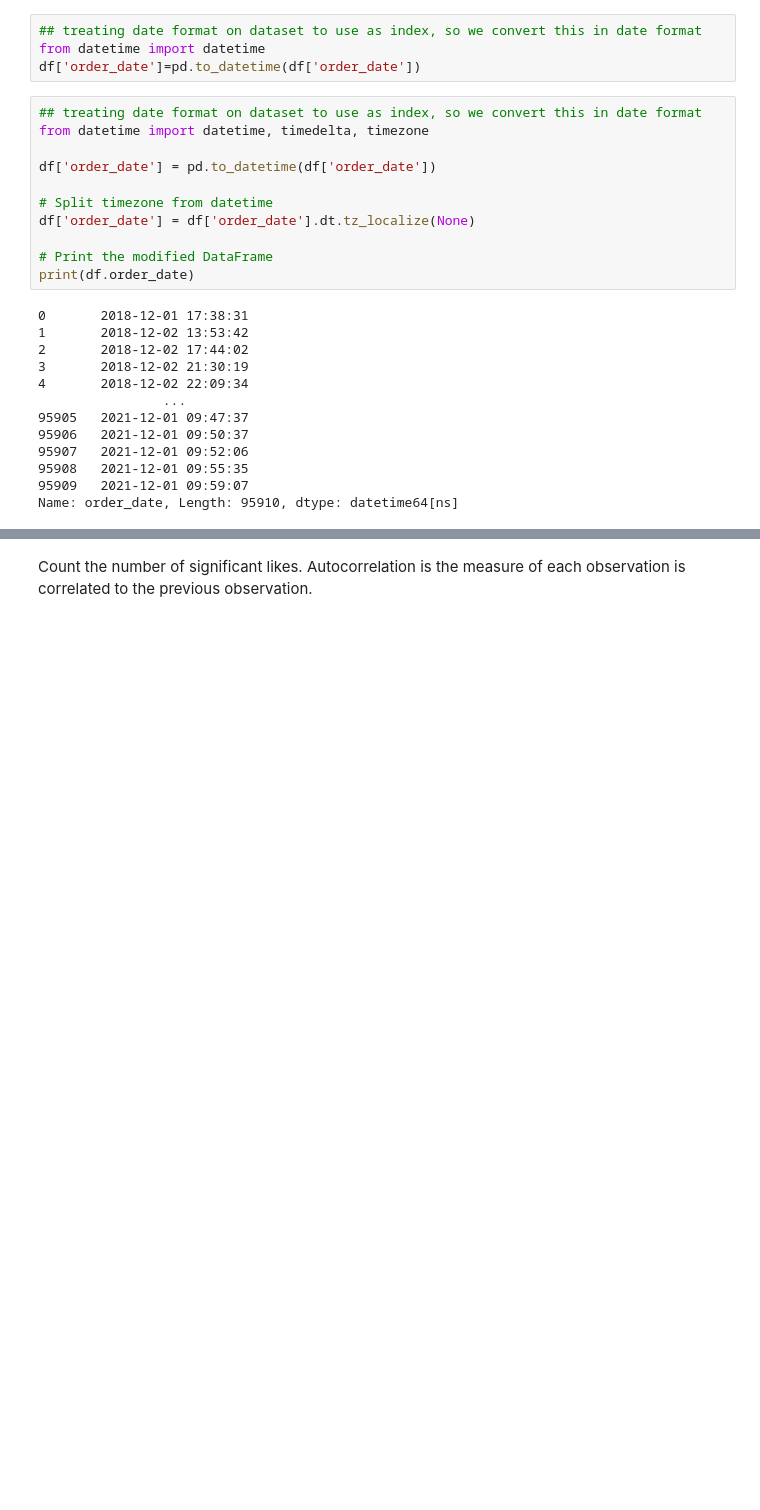
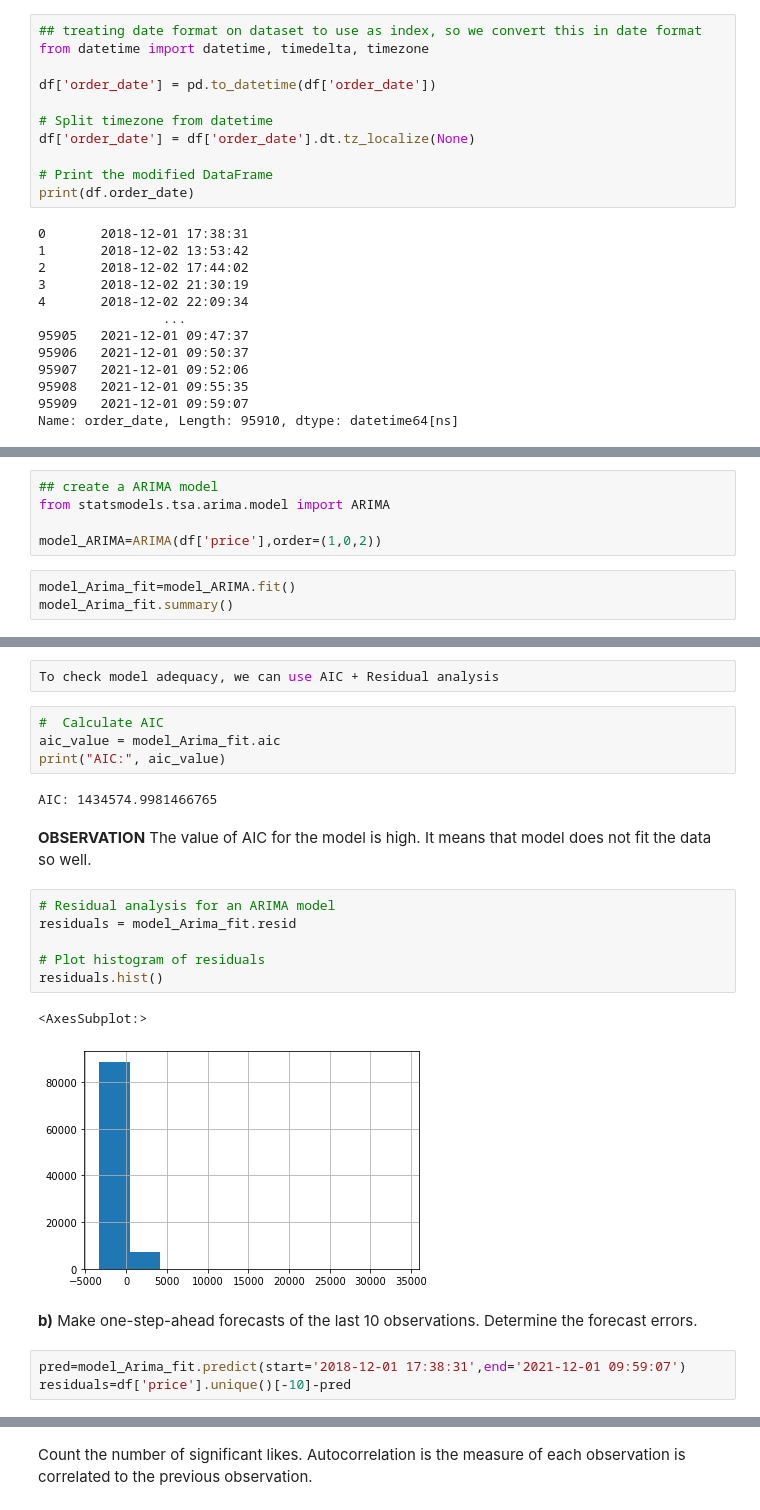
Before and after one commit to dantonprestes/CA_Integrated, a Jupyter notebook: Question 1.ipynb, the cells around one changed output, grey strips where cells are left out. Saved outputs shown, nothing was run; the diff lists cells and outputs as text; blank space fills up the shorter version.

Commit message:
Question 1 code + Dataset + Question2+dataset Q2.

```diff
--- a/Question 1.ipynb
+++ b/Question 1.ipynb
@@ -155,10 +166,6 @@ df.head()
 | 2 | 2018-12-02 17:44:02 UTC | 1835566849434059453 | 1 | jewelry.pendant | 0.0 | 88.90 | f | diamond |
 | 3 | 2018-12-02 21:30:19 UTC | 1873936840742928865 | 1 | jewelry.necklace | 0.0 | 417.67 | NaN | amethyst |
 | 4 | 2018-12-02 22:09:34 UTC | 1835566854827934449 | 1 | jewelry.earring | 1.0 | 102.27 | NaN | NaN |
-# %%
-## treating date format on dataset to use as index, so we convert this in date format
-from datetime import datetime
-df['order_date']=pd.to_datetime(df['order_date'])
 # %%
 ## treating date format on dataset to use as index, so we convert this in date format
 from datetime import datetime, timedelta, timezone
@@ -211,0 +228,8 @@ df['order_date'].plot();
+# %%
+## create a ARIMA model
+from statsmodels.tsa.arima.model import ARIMA
+
+model_ARIMA=ARIMA(df['price'],order=(1,0,2))
+# %%
+model_Arima_fit=model_ARIMA.fit()
+model_Arima_fit.summary()
@@ -211,0 +301,24 @@ df['order_date'].plot();
+# %%
+To check model adequacy, we can use AIC + Residual analysis
+# %%
+#  Calculate AIC
+aic_value = model_Arima_fit.aic
+print("AIC:", aic_value)
+# %% [output]
+AIC: 1434574.9981466765
+# %% [markdown]
+**OBSERVATION** The value of AIC for the model is high. It means that model does not fit the data so well.
+# %%
+# Residual analysis for an ARIMA model
+residuals = model_Arima_fit.resid
+
+# Plot histogram of residuals
+residuals.hist()
+# %% [output]
+<AxesSubplot:>
+[figure, added]
+# %% [markdown]
+**b)** Make one-step-ahead forecasts of the last 10 observations. Determine the forecast errors.
+# %%
+pred=model_Arima_fit.predict(start='2018-12-01 17:38:31',end='2021-12-01 09:59:07')
+residuals=df['price'].unique()[-10]-pred
```
Also changed, not shown: parts of 46 cells of this notebook, 6 other files.
